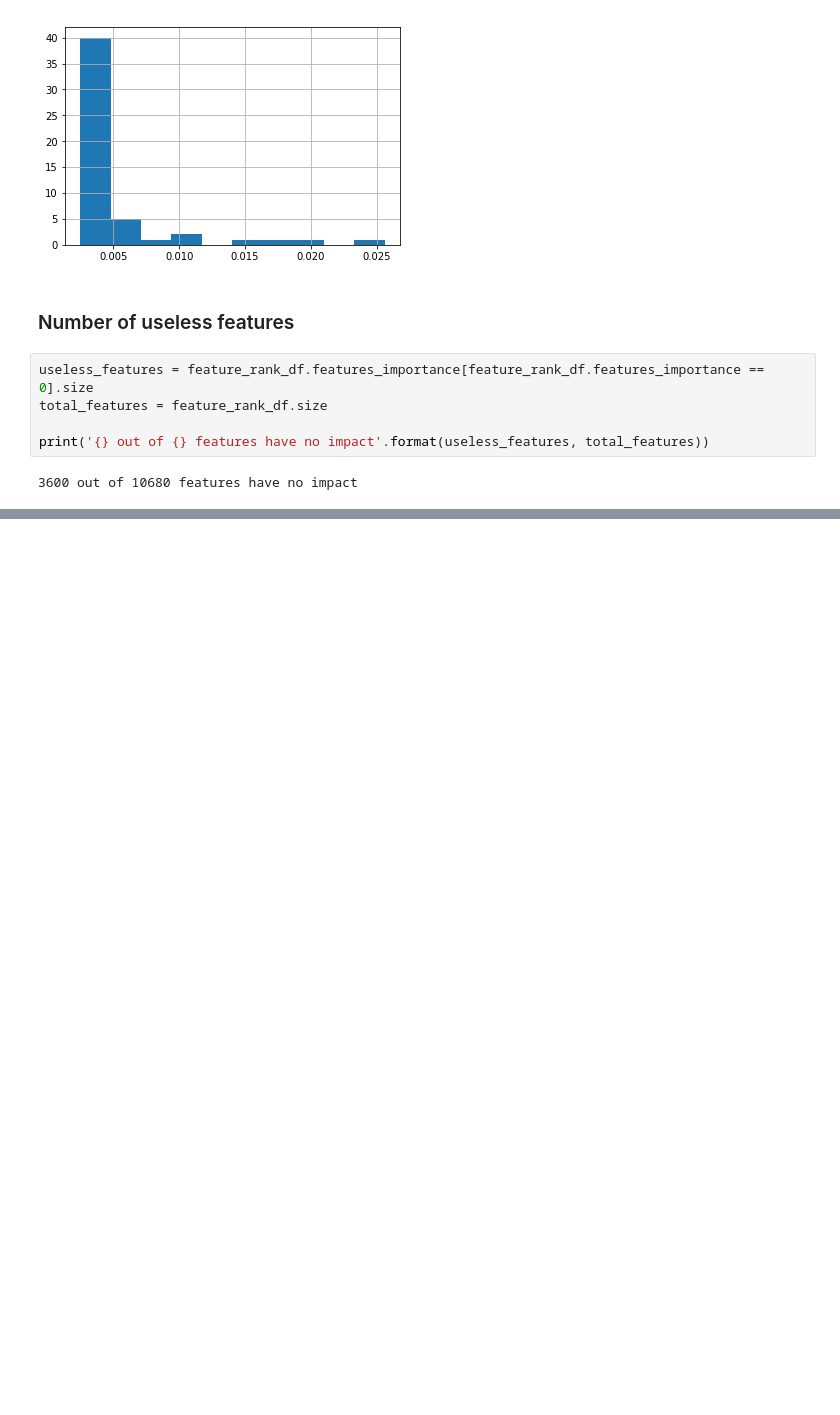
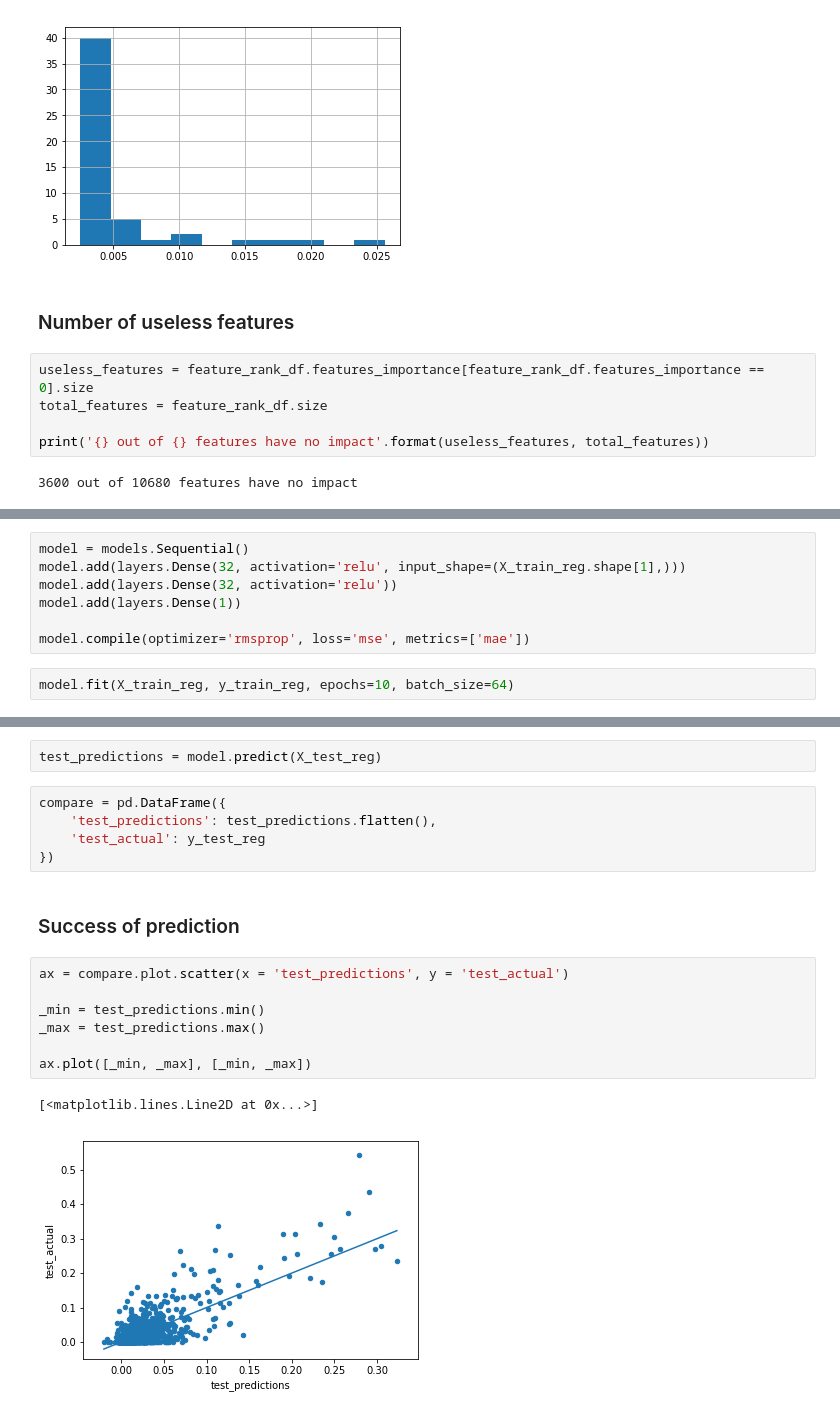
Before and after one commit to kjprice/smu-machine-learning, a Jupyter notebook: final/EDA.ipynb, the cells around one changed output, grey strips where cells are left out. Cells and saved outputs as stored; diff of their text form; blank space fills up the shorter version.

```diff
--- a/final/EDA.ipynb
+++ b/final/EDA.ipynb
@@ -613,0 +630,9 @@ Perform deap learning prediction https://www.kaggle.com/liwste/simple-deep-mlp-w
+# %%
+model = models.Sequential()
+model.add(layers.Dense(32, activation='relu', input_shape=(X_train_reg.shape[1],)))
+model.add(layers.Dense(32, activation='relu'))
+model.add(layers.Dense(1))
+
+model.compile(optimizer='rmsprop', loss='mse', metrics=['mae'])
+# %%
+model.fit(X_train_reg, y_train_reg, epochs=10, batch_size=64)
@@ -613,0 +687,19 @@ Perform deap learning prediction https://www.kaggle.com/liwste/simple-deep-mlp-w
+# %%
+test_predictions = model.predict(X_test_reg)
+# %%
+compare = pd.DataFrame({
+    'test_predictions': test_predictions.flatten(),
+    'test_actual': y_test_reg
+})
+# %% [markdown]
+### Success of prediction
+# %%
+ax = compare.plot.scatter(x = 'test_predictions', y = 'test_actual')
+
+_min = test_predictions.min()
+_max = test_predictions.max()
+
+ax.plot([_min, _max], [_min, _max])
+# %% [output]
+[<matplotlib.lines.Line2D at 0x...>]
+[figure, added]
```
Also changed, not shown: parts of 18 cells of this notebook.
